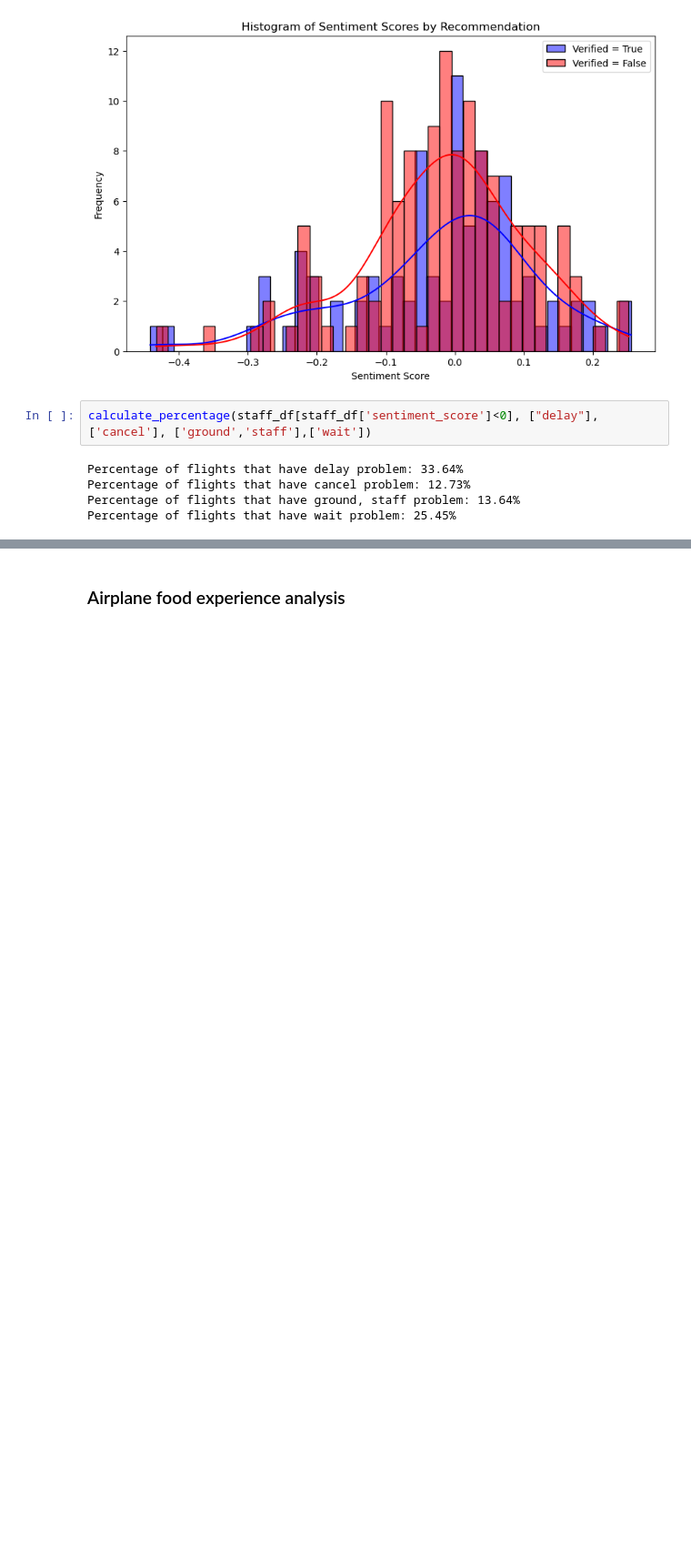
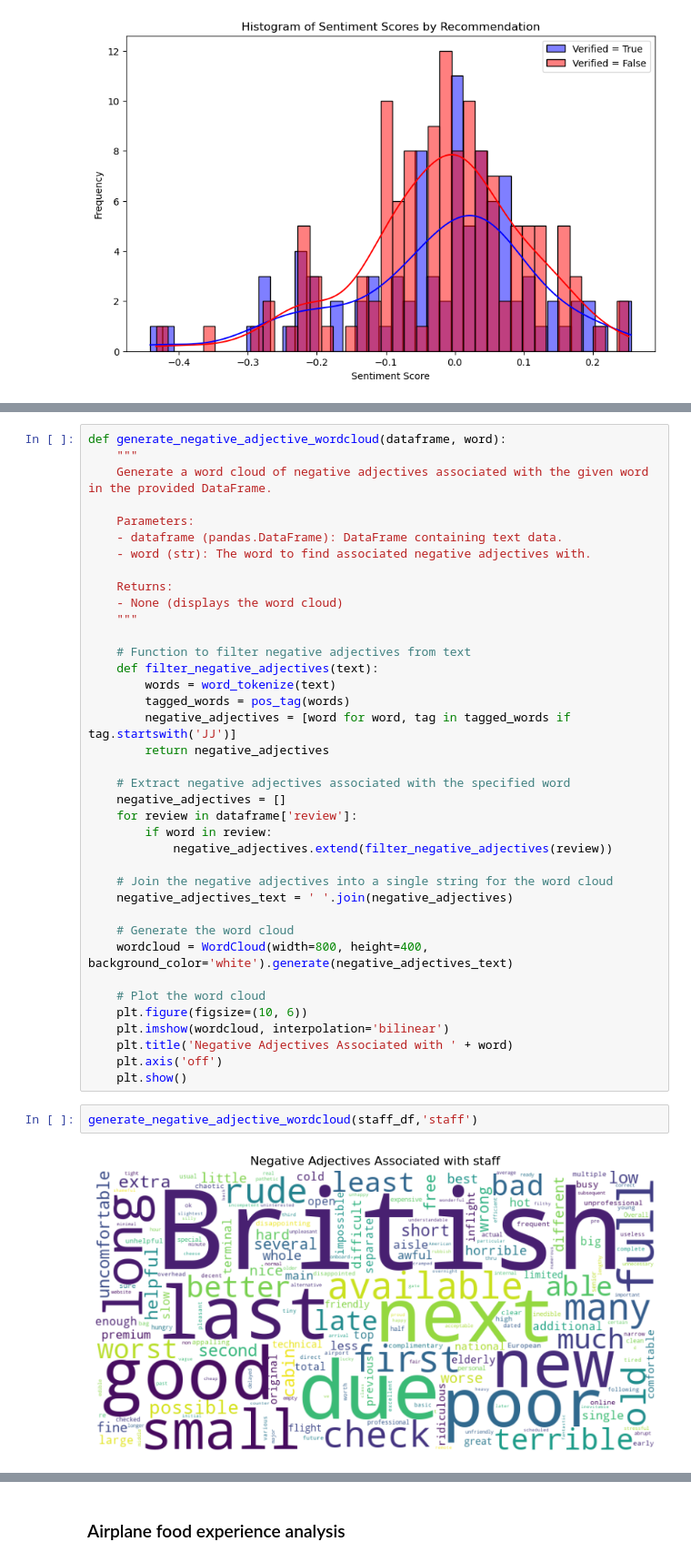
Before and after one commit to MarkPhamm/British-Airway, a Jupyter notebook: analysis/Review_Analysis.ipynb, the cells around one changed output, grey strips where cells are left out. Shown at 91% size. Cells and saved outputs as stored; diff of their text form; blank space fills up the shorter version.

```diff
--- a/analysis/Review_Analysis.ipynb
+++ b/analysis/Review_Analysis.ipynb
@@ -369,13 +397,6 @@ plt.legend()
 plt.show()
 # %% [output]
 [figure]
-# %%
-calculate_percentage(staff_df[staff_df['sentiment_score']<0], ["delay"],['cancel'], ['ground','staff'],['wait'])
-# %% [output]
-Percentage of flights that have delay problem: 33.64%
-Percentage of flights that have cancel problem: 12.73%
-Percentage of flights that have ground, staff problem: 13.64%
-Percentage of flights that have wait problem: 25.45%
 # %%
 print_sentences_near_word(staff_df[staff_df['sentiment_score']<0], "staff")
 # %% [output]
@@ -396,3 +417,45 @@ Upon checking in to return was met with rude staff who commented "don't even tou
 However this wasn't all - check in staff went on to tell me that my 32 kilo case could not be boarded as it was too heavy under health and safety regulations
 Would never fly British Airways again due to the complete and utter incompetence of the ground staff at Miami
 Staff pretended to be interested and made glib promises about refund and upgrades for the way home which turned out to be a pack of lies
+# %%
+def generate_negative_adjective_wordcloud(dataframe, word):
+    """
+    Generate a word cloud of negative adjectives associated with the given word in the provided DataFrame.
+
+    Parameters:
+    - dataframe (pandas.DataFrame): DataFrame containing text data.
+    - word (str): The word to find associated negative adjectives with.
+
+    Returns:
+    - None (displays the word cloud)
+    """
+
+    # Function to filter negative adjectives from text
+    def filter_negative_adjectives(text):
+        words = word_tokenize(text)
+        tagged_words = pos_tag(words)
+        negative_adjectives = [word for word, tag in tagged_words if tag.startswith('JJ')]
+        return negative_adjectives
+
+    # Extract negative adjectives associated with the specified word
+    negative_adjectives = []
+    for review in dataframe['review']:
+        if word in review:
+            negative_adjectives.extend(filter_negative_adjectives(review))
+
+    # Join the negative adjectives into a single string for the word cloud
+    negative_adjectives_text = ' '.join(negative_adjectives)
+
+    # Generate the word cloud
+    wordcloud = WordCloud(width=800, height=400, background_color='white').generate(negative_adjectives_text)
+
+    # Plot the word cloud
+    plt.figure(figsize=(10, 6))
+    plt.imshow(wordcloud, interpolation='bilinear')
+    plt.title('Negative Adjectives Associated with ' + word)
+    plt.axis('off')
+    plt.show()
+# %%
+generate_negative_adjective_wordcloud(staff_df,'staff')
+# %% [output]
+[figure, added]
```
Also changed, not shown: parts of 10 cells of this notebook, 2 other files.
